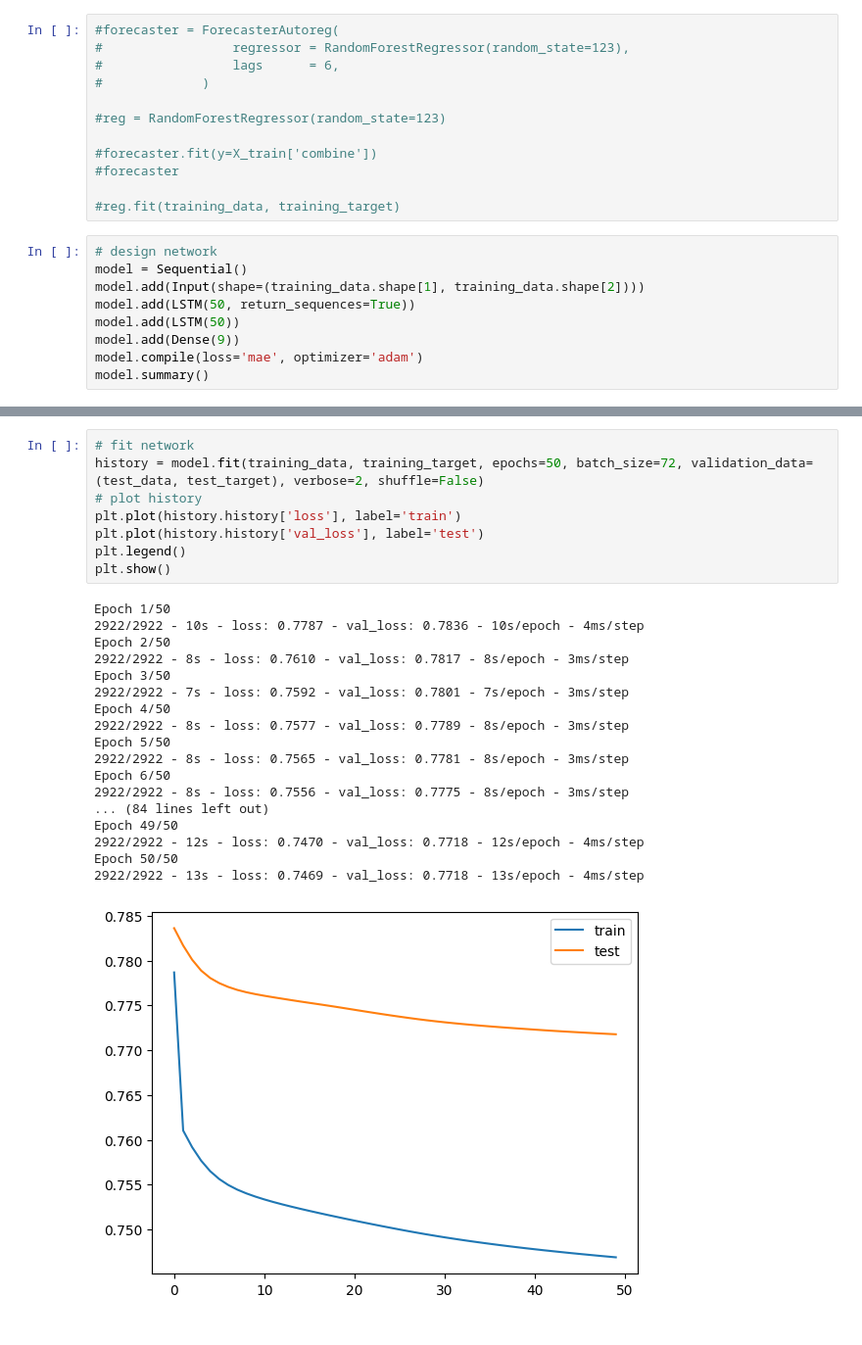
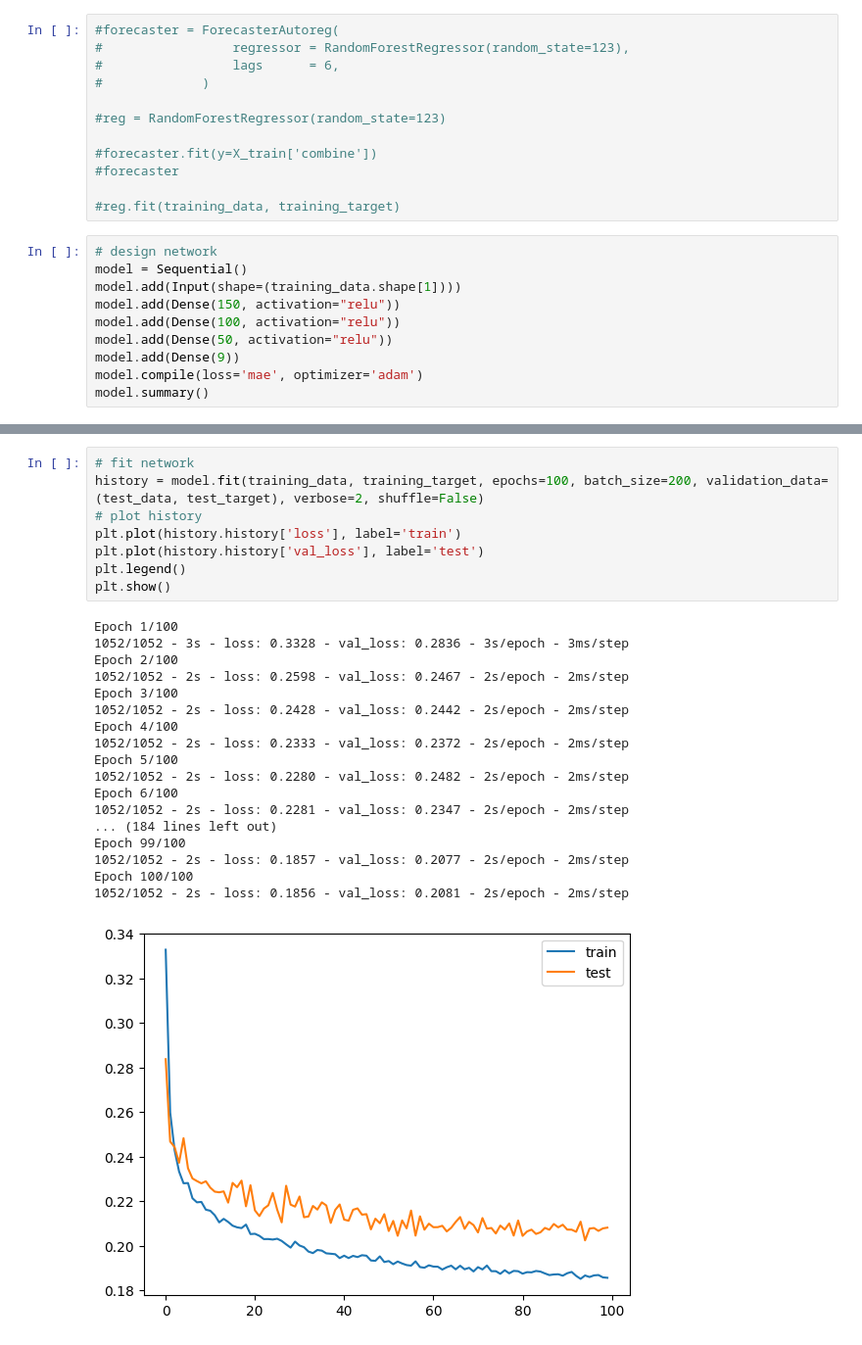
Before and after one commit to Oxel40/sml-project, a Jupyter notebook: temperature-training-pipeline.ipynb, the cells around one changed output, grey strips where cells are left out. Shown at 98% size. Saved outputs shown, nothing was run; the diff lists cells and outputs as text.

Commit message:
dense model

```diff
--- a/temperature-training-pipeline.ipynb
+++ b/temperature-training-pipeline.ipynb
@@ -183,9 +211,10 @@ print(training_target[0])
 # %%
 # design network
 model = Sequential()
-model.add(Input(shape=(training_data.shape[1], training_data.shape[2])))
-model.add(LSTM(50, return_sequences=True))
-model.add(LSTM(50))
+model.add(Input(shape=(training_data.shape[1])))
+model.add(Dense(150, activation="relu"))
+model.add(Dense(100, activation="relu"))
+model.add(Dense(50, activation="relu"))
 model.add(Dense(9))
 model.compile(loss='mae', optimizer='adam')
 model.summary()
@@ -208,30 +245,30 @@ _________________________________________________________________
 # %%
 # fit network
-history = model.fit(training_data, training_target, epochs=50, batch_size=72, validation_data=(test_data, test_target), verbose=2, shuffle=False)
+history = model.fit(training_data, training_target, epochs=100, batch_size=200, validation_data=(test_data, test_target), verbose=2, shuffle=False)
 # plot history
 plt.plot(history.history['loss'], label='train')
 plt.plot(history.history['val_loss'], label='test')
 plt.legend()
 plt.show()
 # %% [output]
-Epoch 1/50
-2922/2922 - 10s - loss: 0.7787 - val_loss: 0.7836 - 10s/epoch - 4ms/step
-Epoch 2/50
-2922/2922 - 8s - loss: 0.7610 - val_loss: 0.7817 - 8s/epoch - 3ms/step
-Epoch 3/50
-2922/2922 - 7s - loss: 0.7592 - val_loss: 0.7801 - 7s/epoch - 3ms/step
-Epoch 4/50
-2922/2922 - 8s - loss: 0.7577 - val_loss: 0.7789 - 8s/epoch - 3ms/step
-Epoch 5/50
-2922/2922 - 8s - loss: 0.7565 - val_loss: 0.7781 - 8s/epoch - 3ms/step
-Epoch 6/50
-2922/2922 - 8s - loss: 0.7556 - val_loss: 0.7775 - 8s/epoch - 3ms/step
-... (84 lines left out)
-Epoch 49/50
-2922/2922 - 12s - loss: 0.7470 - val_loss: 0.7718 - 12s/epoch - 4ms/step
-Epoch 50/50
-2922/2922 - 13s - loss: 0.7469 - val_loss: 0.7718 - 13s/epoch - 4ms/step
+Epoch 1/100
+1052/1052 - 3s - loss: 0.3328 - val_loss: 0.2836 - 3s/epoch - 3ms/step
+Epoch 2/100
+1052/1052 - 2s - loss: 0.2598 - val_loss: 0.2467 - 2s/epoch - 2ms/step
+Epoch 3/100
+1052/1052 - 2s - loss: 0.2428 - val_loss: 0.2442 - 2s/epoch - 2ms/step
+Epoch 4/100
+1052/1052 - 2s - loss: 0.2333 - val_loss: 0.2372 - 2s/epoch - 2ms/step
+Epoch 5/100
+1052/1052 - 2s - loss: 0.2280 - val_loss: 0.2482 - 2s/epoch - 2ms/step
+Epoch 6/100
+1052/1052 - 2s - loss: 0.2281 - val_loss: 0.2347 - 2s/epoch - 2ms/step
+... (184 lines left out)
+Epoch 99/100
+1052/1052 - 2s - loss: 0.1857 - val_loss: 0.2077 - 2s/epoch - 2ms/step
+Epoch 100/100
+1052/1052 - 2s - loss: 0.1856 - val_loss: 0.2081 - 2s/epoch - 2ms/step
-[figure, old version]
+[figure, new version]
 # %%
 #predictions = forecaster.predict(steps=4, exog=X_test.drop(columns=["lufttemperatur"]))
 predictions = model.predict(test_data)
```
Also changed, not shown: parts of 12 cells of this notebook, 1 other file.
